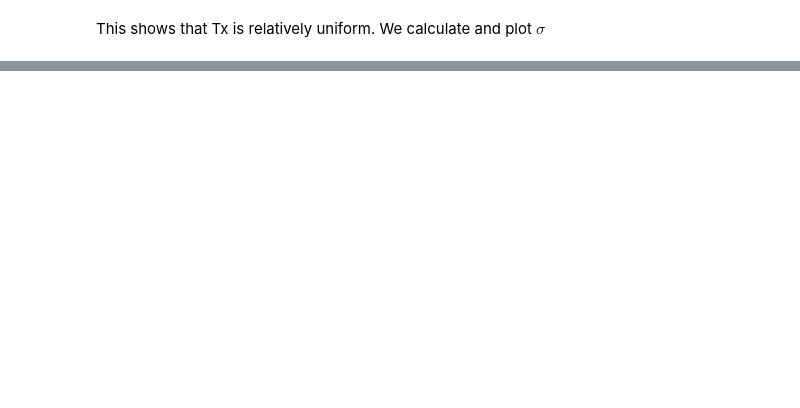
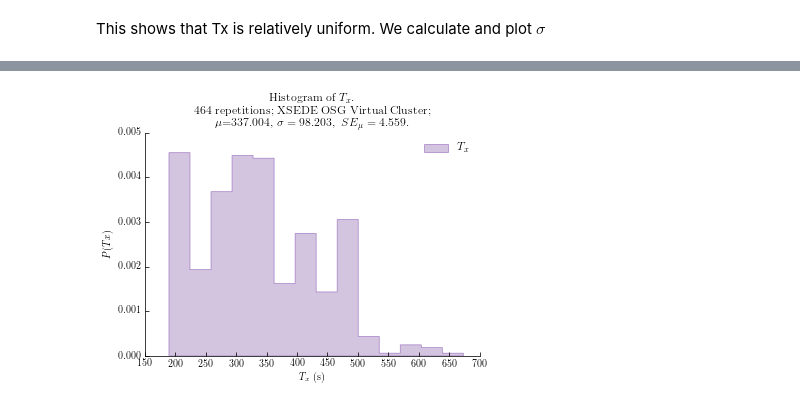
Before and after one commit to radical-cybertools/radical.analytics, a Jupyter notebook: examples/jupyter/osg_analysis.ipynb, the cells around one changed output, grey strips where cells are left out. Cells and saved outputs as stored; diff of their text form; code cells hidden in the pictures; blank space fills up the shorter version.

Commit message:
Iteration OSG analysis: hist, plot, step and comparison with  pdf and cdf

```diff
--- a/examples/jupyter/osg_analysis.ipynb
+++ b/examples/jupyter/osg_analysis.ipynb
@@ -354,0 +387,37 @@ D = 28.5546146702
+# %%
+metric      = 'T_x'
+description = 'Histogram of $%s$' % metric
+task        = 'Gromacs emulation'
+repetition  = '$%s$ repetitions' % len(Tuxs)
+resource    = 'XSEDE OSG Virtual Cluster'
+stats       = '$\mu$=%.3f,\ \sigma=%.3f,\ SE_\mu=%.3f$' % (u_mu, u_sigma, u_sem)
+title       = '%s.\n%s; %s;\n%s.' % (description, repetition, resource, stats)
+
+fig = plt.figure()
+ax = fig.add_subplot(111)
+ax.spines["top"].set_visible(False)
+ax.spines["right"].set_visible(False)
+ax.get_xaxis().tick_bottom()
+ax.get_yaxis().tick_left()
+
+n, bins, patches = ax.hist(Tuxs, bins='fd',
+        normed=1,
+        histtype='stepfilled',
+        label="$T_x$",
+        linewidth=0.75,
+        edgecolor=tableau20[8],
+        color=tableau20[9],
+        alpha=0.75)
+
+ax.xaxis.set_major_locator(ticker.MultipleLocator(50))
+ax.set_xlim(150, 700)
+ax.set_ylim(0.0, 0.005)
+
+plt.ylabel('$P(Tx)$')
+plt.xlabel('$T_x$ (s)')
+plt.title(title)#, y=1.05)
+plt.legend(loc='upper right')
+
+plt.savefig('cu_spread_hist.pdf', dpi=600, bbox_inches='tight')
+# %% [output]
+[figure, added]
```
Also changed, not shown: parts of 13 cells of this notebook.
